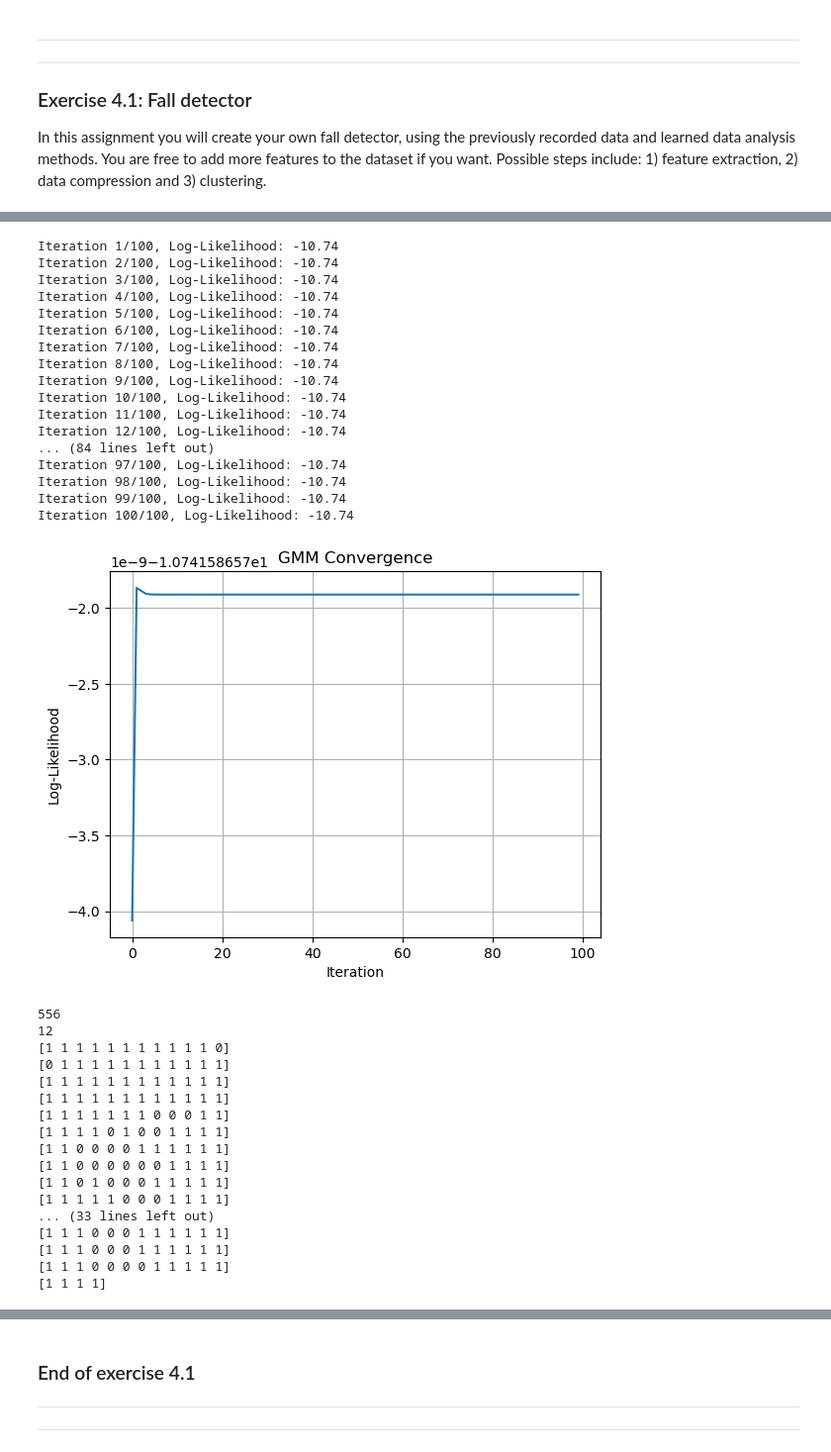
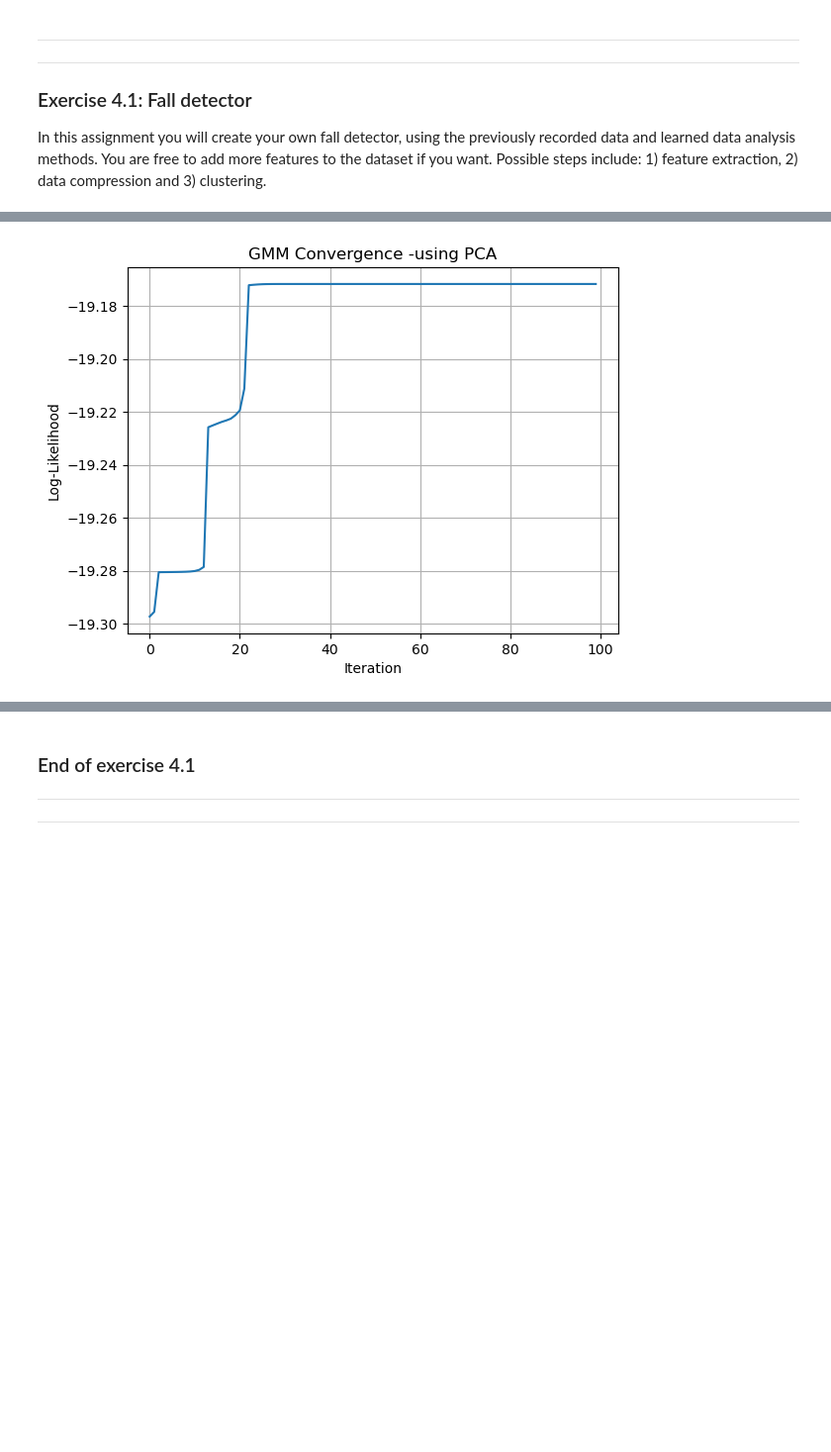
Before and after one commit to LucianoDeben/fall-detector-group29, a Jupyter notebook: falldetector_group29.ipynb, the cells around one changed output, grey strips where cells are left out. Shown at 99% size. Cells and saved outputs as stored; diff of their text form; code cells hidden in the pictures; blank space fills up the shorter version.

```diff
--- a/falldetector_group29.ipynb
+++ b/falldetector_group29.ipynb
@@ -11,7 +11,7 @@ import pandas as pd
 from scipy.stats import multivariate_normal
 # %%
 # Set global data path variable, change if needed
-DATA_PATH = r'C:\Users\20191678\OneDrive - TU Eindhoven\5ARB0 - DS for AI\5ARB0-2023-falldetector-student\data'
+DATA_PATH = r'data'
 # %% [markdown]
 > **Important**
 >
@@ -98,7 +98,7 @@ def process_recording(directory):
 #// BEGIN_TODO [5ARB0_FallDetector_2_1] Read, merge and select data
 
 # Specify subpath to recording folder
-subpath = r"\Luciano\Fall 1"
+subpath = r"/Luciano/Fall 1"
 
 # Read, merge and select data
 data_merged = process_recording(DATA_PATH + subpath)
@@ -437,7 +454,7 @@ In this assignment you will create your own fall detector, using the previously
 #// BEGIN_TODO [5ARB0_FallDetector_4_1] Fall detector
 
 # Find optimal number of compontents for PCA explained variance threshold
-threshold = 0.999
+threshold = 0.95
 mock_pca = PCA()
 mock_pca.fit(features)
 plt.plot(np.cumsum(mock_pca.explained_variance_ratio_))
@@ -470,77 +528,33 @@ Optimal number of components: 37
 # %%
 #// BEGIN_TODO [5ARB0_FallDetector_4_1] Fall detector
 
 # Initialize the GMM with a specified number of components
 gmm = GaussianMixture(n_components=2, random_state=0, warm_start = True, init_params='kmeans')
 
 # Training parameters
 num_iterations = 100
 log_likelihoods = []
 
 # Training loop
 for i in range(num_iterations):
     # Fit the GMM to the data
     gmm.fit(features_pca)
 
     # Calculate the log-likelihood of the data given the current model
     log_likelihood = gmm.score(features_pca)
     log_likelihoods.append(log_likelihood)
 
-    print(f"Iteration {i + 1}/{num_iterations}, Log-Likelihood: {log_likelihood:.2f}")
+#     print(f"Iteration {i + 1}/{num_iterations}, Log-Likelihood: {log_likelihood:.2f}")
 
 # Create the convergence plot
 plt.plot(log_likelihoods)
-plt.title('GMM Convergence')
+plt.title('GMM Convergence -using PCA')
 plt.xlabel('Iteration')
 plt.ylabel('Log-Likelihood')
 plt.grid(True)
 
 # Show the plot
 plt.show()
-
-labels_gmm = gmm.predict(features_pca)
-
-#print(labels_gmm)
-print(len(labels_gmm))
-dd = int(len(labels_gmm)/45)
-print(dd)
-for i in range(0, len(labels_gmm), dd):
-    print(labels_gmm[i:i+dd])
-
 #// END_TODO [5ARB0_FallDetector_4_1]
 # %% [output]
-Iteration 1/100, Log-Likelihood: -10.74
-Iteration 2/100, Log-Likelihood: -10.74
-Iteration 3/100, Log-Likelihood: -10.74
-Iteration 4/100, Log-Likelihood: -10.74
-Iteration 5/100, Log-Likelihood: -10.74
-Iteration 6/100, Log-Likelihood: -10.74
-Iteration 7/100, Log-Likelihood: -10.74
-Iteration 8/100, Log-Likelihood: -10.74
-Iteration 9/100, Log-Likelihood: -10.74
-Iteration 10/100, Log-Likelihood: -10.74
-Iteration 11/100, Log-Likelihood: -10.74
-Iteration 12/100, Log-Likelihood: -10.74
-... (84 lines left out)
-Iteration 97/100, Log-Likelihood: -10.74
-Iteration 98/100, Log-Likelihood: -10.74
-Iteration 99/100, Log-Likelihood: -10.74
-Iteration 100/100, Log-Likelihood: -10.74
-[figure, old version]
+[figure, new version]
-556
-12
-[1 1 1 1 1 1 1 1 1 1 1 0]
-[0 1 1 1 1 1 1 1 1 1 1 1]
-[1 1 1 1 1 1 1 1 1 1 1 1]
-[1 1 1 1 1 1 1 1 1 1 1 1]
-[1 1 1 1 1 1 1 0 0 0 1 1]
-[1 1 1 1 0 1 0 0 1 1 1 1]
-[1 1 0 0 0 0 1 1 1 1 1 1]
-[1 1 0 0 0 0 0 0 1 1 1 1]
-[1 1 0 1 0 0 0 1 1 1 1 1]
-[1 1 1 1 1 0 0 0 1 1 1 1]
-... (33 lines left out)
-[1 1 1 0 0 0 1 1 1 1 1 1]
-[1 1 1 0 0 0 1 1 1 1 1 1]
-[1 1 1 0 0 0 0 1 1 1 1 1]
-[1 1 1 1]
```
Also changed, not shown: parts of 7 cells of this notebook, 1 other file.
